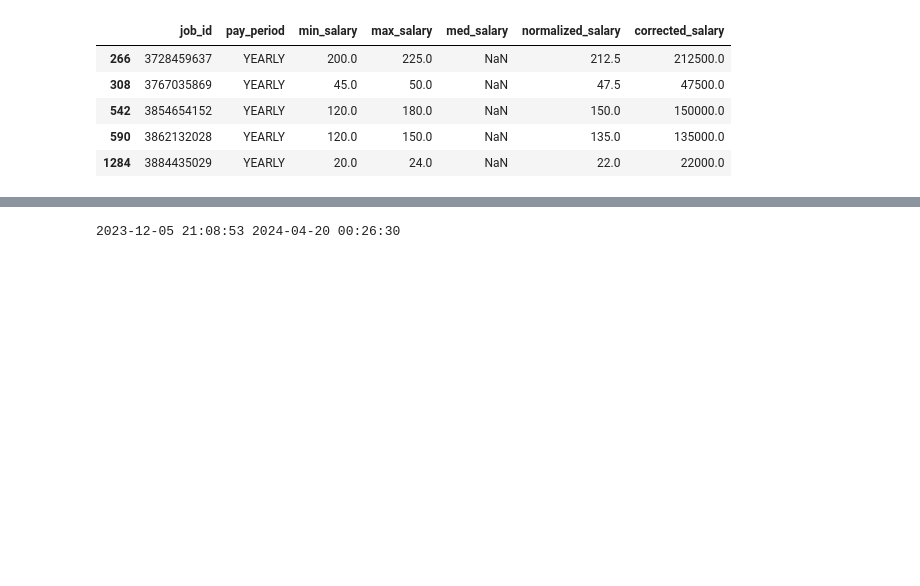
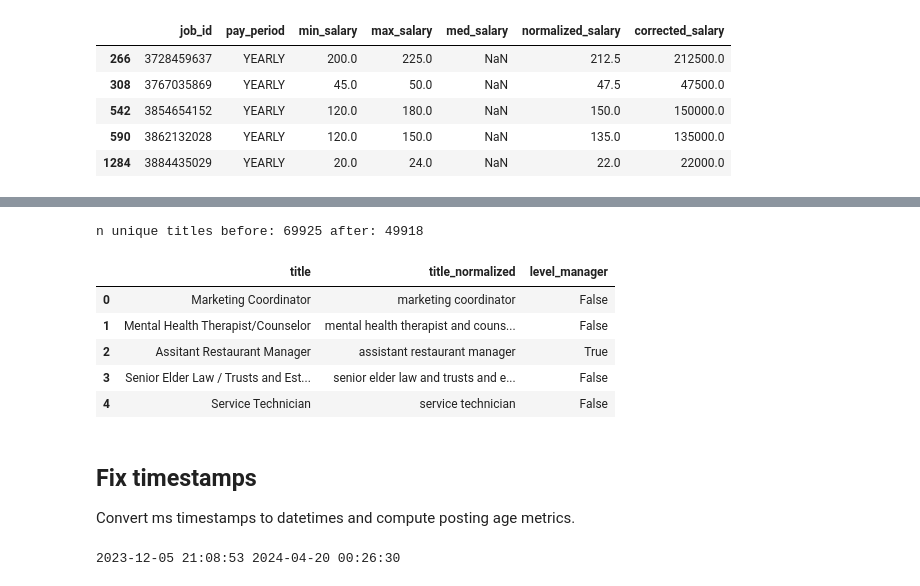
Before and after one commit to j-podracky/linked-insights-ner, a Jupyter notebook: notebooks/01_exploring_linkedin_data.ipynb, the cells around one changed output, grey strips where cells are left out. Drawn from its saved outputs; the diff is of its cells as text; code cells hidden in the pictures; blank space fills up the shorter version.

```diff
--- a/notebooks/01_exploring_linkedin_data.ipynb
+++ b/notebooks/01_exploring_linkedin_data.ipynb
@@ -316,3 +244,50 @@ print(len(postings['title_normalized'].unique()))
+# %%
+ABBREV_MAP = {
+    r'\bsr\.\b': 'senior',
+    r'\bassoc\.\b': 'associate',
+    r'\bdir\.\b': 'director',
+    r'\bmgr\b': 'manager',
+    r'\bvp\b': 'vice president',
+}
+
+def normalize_title(s):
+    if pd.isna(s):
+        return s
+    t = str(s).strip().lower()
+    for pattern, repl in ABBREV_MAP.items():
+        t = pd.Series(t).replace(pattern, repl, regex=True).iloc[0]
+    # remove text in parentheses, after commas, or after " - " and common junk
+    t = pd.Series(t).replace(r'\(.*\)', '', regex=True).iloc[0]
+    t = t.split(',')[0].split(' - ')[0].strip()
+    t = t.replace('/', ' and ')
+    t = t.replace('  ', ' ').strip()
+    return t
+
+postings['title_normalized'] = postings['title'].apply(normalize_title)
+
+# misspellings
+postings['title_normalized'] = postings['title_normalized'].replace(r'\bassitant\b', 'assistant', regex=True)
+
+# seniority flags
+levels = ['senior','lead','associate','manager','director','principal','vice president','chief','intern','junior']
+for lvl in levels:
+    postings[f'level_{lvl.replace(" ","_")}'] = postings['title_normalized'].str.contains(lvl, case=False, na=False)
+    #postings['title_normalized'] = postings['title_normalized'].str.replace(lvl, "").str.strip()
+# %%
+print('n unique titles before:', postings['title'].nunique(), 'after:', postings['title_normalized'].nunique())
+display(postings[['title','title_normalized','level_manager']].head(5))
+# %% [output]
+n unique titles before: 69925 after: 49918
+|  | title | title_normalized | level_manager |
+| 0 | Marketing Coordinator | marketing coordinator | False |
+| 1 | Mental Health Therapist/Counselor | mental health therapist and couns... | False |
+| 2 | Assitant Restaurant Manager | assistant restaurant manager | True |
+| 3 | Senior Elder Law / Trusts and Est... | senior elder law and trusts and e... | False |
+| 4 | Service Technician | service technician | False |
+# %% [markdown]
+## Fix timestamps
+
+Convert ms timestamps to datetimes and compute posting age metrics.
 # %%
 postings['original_listed_time_ts'] = pd.to_datetime(postings['original_listed_time'], unit='ms')
 postings['listed_time_ts'] = pd.to_datetime(postings['listed_time'], unit='ms')
```
Also changed, not shown: parts of 15 cells of this notebook.
